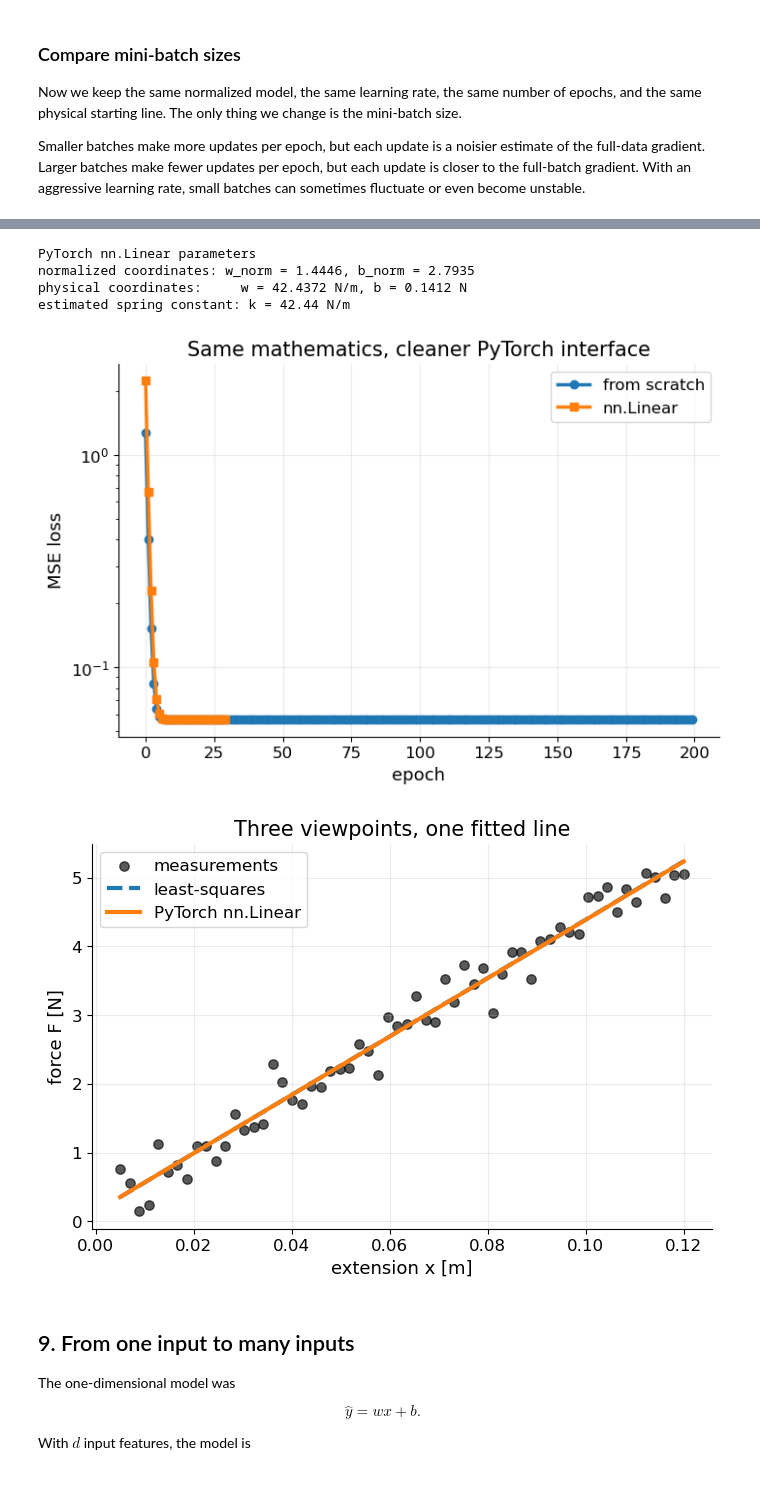
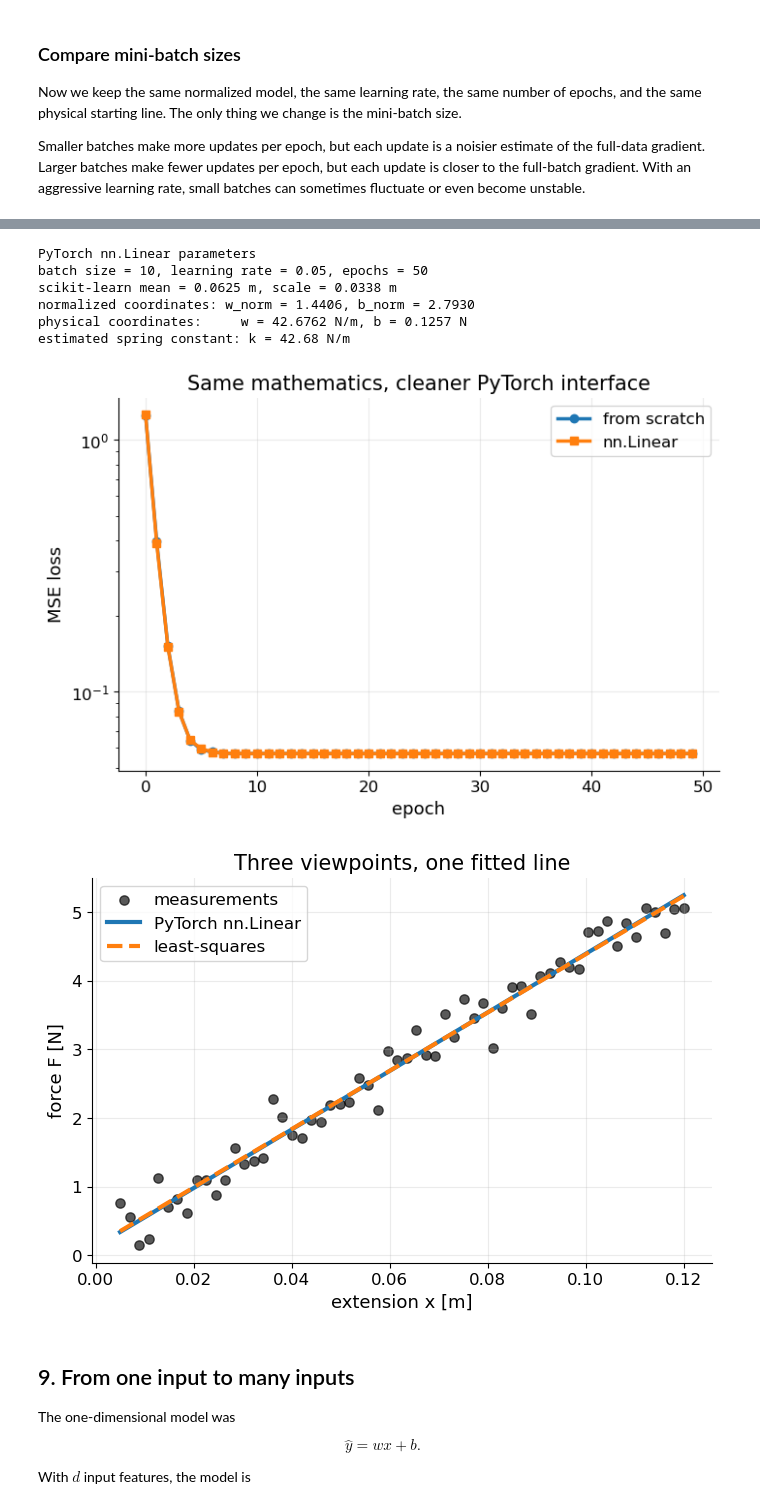
Before and after one commit to niksterg/MLpytorch, a Jupyter notebook: 01_linear_regression_pytorch.ipynb, the cells around one changed output, grey strips where cells are left out. Cells and saved outputs as stored; diff of their text form; code cells hidden in the pictures.

```diff
--- a/01_linear_regression_pytorch.ipynb
+++ b/01_linear_regression_pytorch.ipynb
@@ -1257,14 +1383,36 @@ This is the version students should recognize as the template for later neural n
 # %%
-dataset = TensorDataset(x_norm, y)
-loader = DataLoader(dataset, batch_size=10, shuffle=True)
+pytorch_batch_size = learning_rate_batch_size
+pytorch_lr = 0.05
+pytorch_epochs = learning_rate_epochs
+
+# StandardScaler is the common scikit-learn tool for mean/std normalization.
+# It returns NumPy arrays, so we convert the result back to a PyTorch tensor.
+scaler = StandardScaler()
+x_norm_sklearn = torch.tensor(
+    scaler.fit_transform(x.numpy()),
+    dtype=x.dtype,
+)
+
+# Use the same physical starting line as the from-scratch mini-batch run.
+x_mean_sklearn = float(scaler.mean_[0])
+x_std_sklearn = float(scaler.scale_[0])
+w_norm_start = w0_physical * x_std_sklearn
+b_norm_start = b0_physical + w0_physical * x_mean_sklearn
+
+dataset = TensorDataset(x_norm_sklearn, y)
+loader = DataLoader(dataset, batch_size=pytorch_batch_size, shuffle=True)
 
 model = nn.Linear(in_features=1, out_features=1)
+with torch.no_grad():
+    model.weight.fill_(w_norm_start)
+    model.bias.fill_(b_norm_start)
+
 loss_fn = nn.MSELoss()
-optimizer = torch.optim.SGD(model.parameters(), lr=0.05)
+optimizer = torch.optim.SGD(model.parameters(), lr=pytorch_lr)
 
 loss_history_pytorch = []
 
-for epoch in range(30):
+for epoch in range(pytorch_epochs):
     for X_batch, y_target_batch in loader:
         y_hat = model(X_batch)
         loss = loss_fn(y_hat, y_target_batch)
@@ -1274,46 +1422,52 @@ for epoch in range(30):
         optimizer.step()
 
     with torch.no_grad():
-        epoch_loss = loss_fn(model(x_norm), y).item()
+        epoch_loss = loss_fn(model(x_norm_sklearn), y).item()
         loss_history_pytorch.append(epoch_loss)
 
 w_norm_nn = model.weight.item()
 b_norm_nn = model.bias.item()
-w_nn = w_norm_nn / x_std.item()
-b_nn = b_norm_nn - w_norm_nn * x_mean.item() / x_std.item()
+w_nn = w_norm_nn / x_std_sklearn
+b_nn = b_norm_nn - w_norm_nn * x_mean_sklearn / x_std_sklearn
 
 print("PyTorch nn.Linear parameters")
+print(f"batch size = {pytorch_batch_size}, learning rate = {pytorch_lr}, epochs = {pytorch_epochs}")
+print(f"scikit-learn mean = {x_mean_sklearn:.4f} m, scale = {x_std_sklearn:.4f} m")
 print(f"normalized coordinates: w_norm = {w_norm_nn:.4f}, b_norm = {b_norm_nn:.4f}")
 print(f"physical coordinates:     w = {w_nn:.4f} N/m, b = {b_nn:.4f} N")
 print(f"estimated spring constant: k = {w_nn:.2f} N/m")
 # %% [output]
 PyTorch nn.Linear parameters
-normalized coordinates: w_norm = 1.4446, b_norm = 2.7935
-physical coordinates:     w = 42.4372 N/m, b = 0.1412 N
-estimated spring constant: k = 42.44 N/m
+batch size = 10, learning rate = 0.05, epochs = 50
+scikit-learn mean = 0.0625 m, scale = 0.0338 m
+normalized coordinates: w_norm = 1.4406, b_norm = 2.7930
+physical coordinates:     w = 42.6762 N/m, b = 0.1257 N
+estimated spring constant: k = 42.68 N/m
 # %%
+from_scratch_history = mini_batch_eta_results[0.05]["epoch_history"]
+
 fig, ax = plt.subplots()
 ax.set_yscale("log")
-ax.plot(loss_history, marker="o", linewidth=2.5, label="from scratch")
+ax.plot(from_scratch_history, marker="o", linewidth=2.5, label="from scratch")
 ax.plot(loss_history_pytorch, marker="s", linewidth=2.5, label="nn.Linear")
 ax.set_title("Same mathematics, cleaner PyTorch interface")
 ax.set_xlabel("epoch")
 ax.set_ylabel("MSE loss")
 ax.legend()
 plt.show()
 
 fig, ax = plt.subplots()
 ax.scatter(x, y, s=45, color="black", alpha=0.65, label="measurements")
+ax.plot(x, model_prediction(x, w_nn, b_nn), linewidth=3, label="PyTorch nn.Linear")
 ax.plot(x, model_prediction(x, w_lstsq, b_lstsq), "--", linewidth=3, label="least-squares")
-ax.plot(x, model_prediction(x, w_nn, b_nn), linewidth=3, label="PyTorch nn.Linear")
 ax.set_title("Three viewpoints, one fitted line")
 ax.set_xlabel("extension x [m]")
 ax.set_ylabel("force F [N]")
 ax.legend()
 plt.show()
 # %% [output]
-[figure, old version]
+[figure, new version]
-[figure, old version]
+[figure, new version]
 # %% [markdown]
 ## 9. From one input to many inputs
 
```
Also changed, not shown: parts of 16 cells of this notebook, 2 other files.
